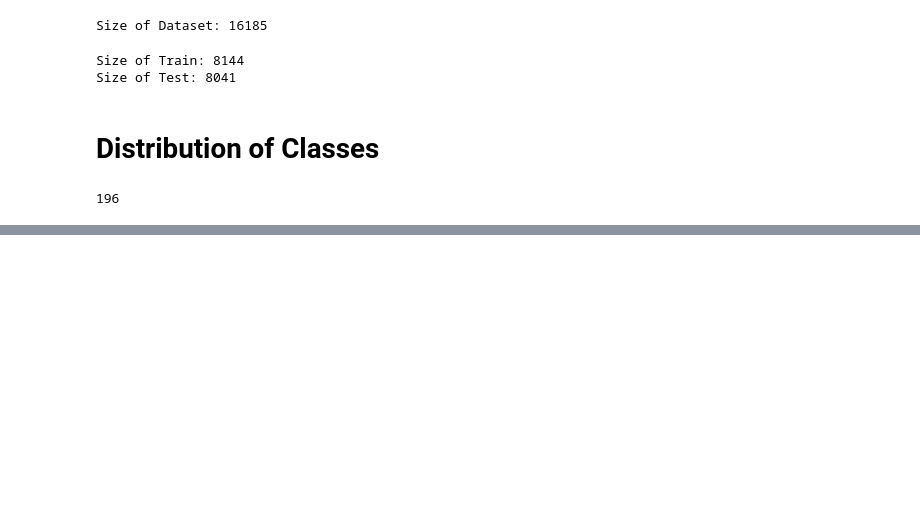
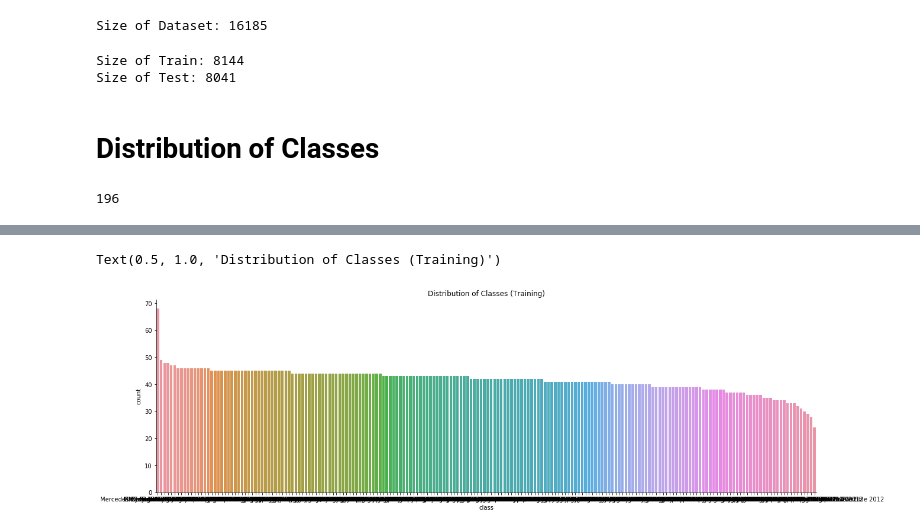
Before and after one commit to yizhe-ang/VroomNet, a Jupyter notebook: notebooks/EDA.ipynb, the cells around one changed output, grey strips where cells are left out. Cells and saved outputs as stored; diff of their text form; code cells hidden in the pictures; blank space fills up the shorter version.

```diff
--- a/notebooks/EDA.ipynb
+++ b/notebooks/EDA.ipynb
@@ -24,6 +35,6 @@ print(f'Size of Dataset: {len(data)}')
 # %% [output]
 Size of Dataset: 16185
 # %%
-train_data = data[data['test'] == 0]
+training_data = data[data['test'] == 0]
 test_data = data[data['test'] == 1]
 # %%
@@ -44,0 +70,8 @@ NameError: name 'plt' is not defined
+# %%
+plt.figure(figsize=(20, 6))
+
+sns.countplot(x='class', data=training_data, order=value_counts.index)\
+    .set_title('Distribution of Classes (Training)')
+# %% [output]
+Text(0.5, 1.0, 'Distribution of Classes (Training)')
+[figure, added]
```
Also changed, not shown: parts of 19 cells of this notebook, 32 other files.
